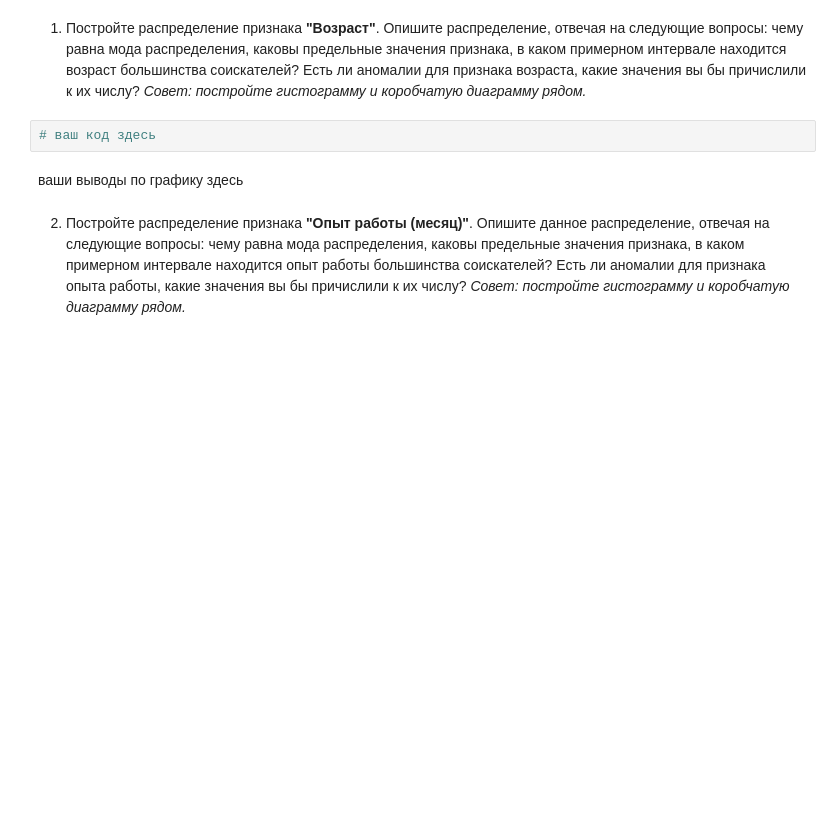
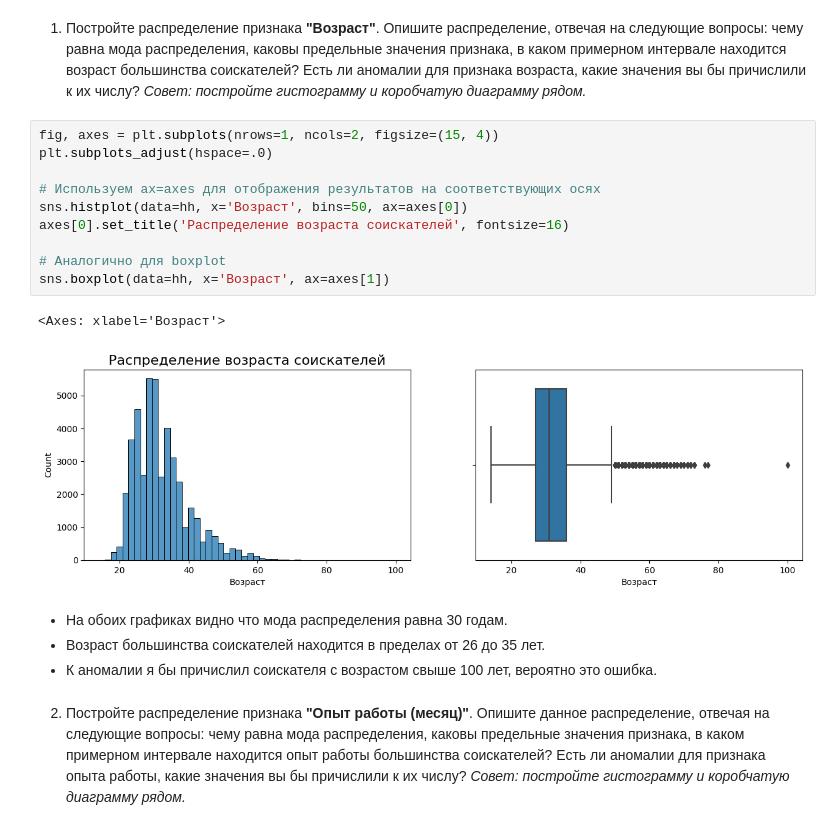
Before and after one commit to Dharmaviira/First_project_of_SF, a Jupyter notebook: Learning-DS-SF/PROJECT-1/Project-1._Ноутбук-шаблон.ipynb, the cells around one changed output. Saved outputs shown, nothing was run; the diff lists cells and outputs as text; blank space fills up the shorter version.

Commit message:
add histogram and boxplot of age and experienсe

```diff
--- a/Learning-DS-SF/PROJECT-1/Project-1._Ноутбук-шаблон.ipynb
+++ b/Learning-DS-SF/PROJECT-1/Project-1._Ноутбук-шаблон.ipynb
@@ -494,9 +505,22 @@ memory usage: 4.3+ MB
 1. Постройте распределение признака **"Возраст"**. Опишите распределение, отвечая на следующие вопросы: чему равна мода распределения, каковы предельные значения признака, в каком примерном интервале находится возраст большинства соискателей? Есть ли аномалии для признака возраста, какие значения вы бы причислили к их числу?
 *Совет: постройте гистограмму и коробчатую диаграмму рядом.*
 # %%
-# ваш код здесь
+fig, axes = plt.subplots(nrows=1, ncols=2, figsize=(15, 4))
+plt.subplots_adjust(hspace=.0)
+
+# Используем ax=axes для отображения результатов на соответствующих осях
+sns.histplot(data=hh, x='Возраст', bins=50, ax=axes[0])
+axes[0].set_title('Распределение возраста соискателей', fontsize=16)
+
+# Аналогично для boxplot
+sns.boxplot(data=hh, x='Возраст', ax=axes[1])
+# %% [output]
+<Axes: xlabel='Возраст'>
+[figure, added]
 # %% [markdown]
-ваши выводы по графику здесь
+* На обоих графиках видно что мода распределения равна 30 годам.
+* Возраст большинства соискателей находится в пределах от 26 до 35 лет.
+* К аномалии я бы причислил соискателя с возрастом свыше 100 лет, вероятно это ошибка.
 # %% [markdown]
 2. Постройте распределение признака **"Опыт работы (месяц)"**. Опишите данное распределение, отвечая на следующие вопросы: чему равна мода распределения, каковы предельные значения признака, в каком примерном интервале находится опыт работы большинства соискателей? Есть ли аномалии для признака опыта работы, какие значения вы бы причислили к их числу?
 *Совет: постройте гистограмму и коробчатую диаграмму рядом.*
```
Also changed, not shown: parts of 3 cells of this notebook, 1 other file.
